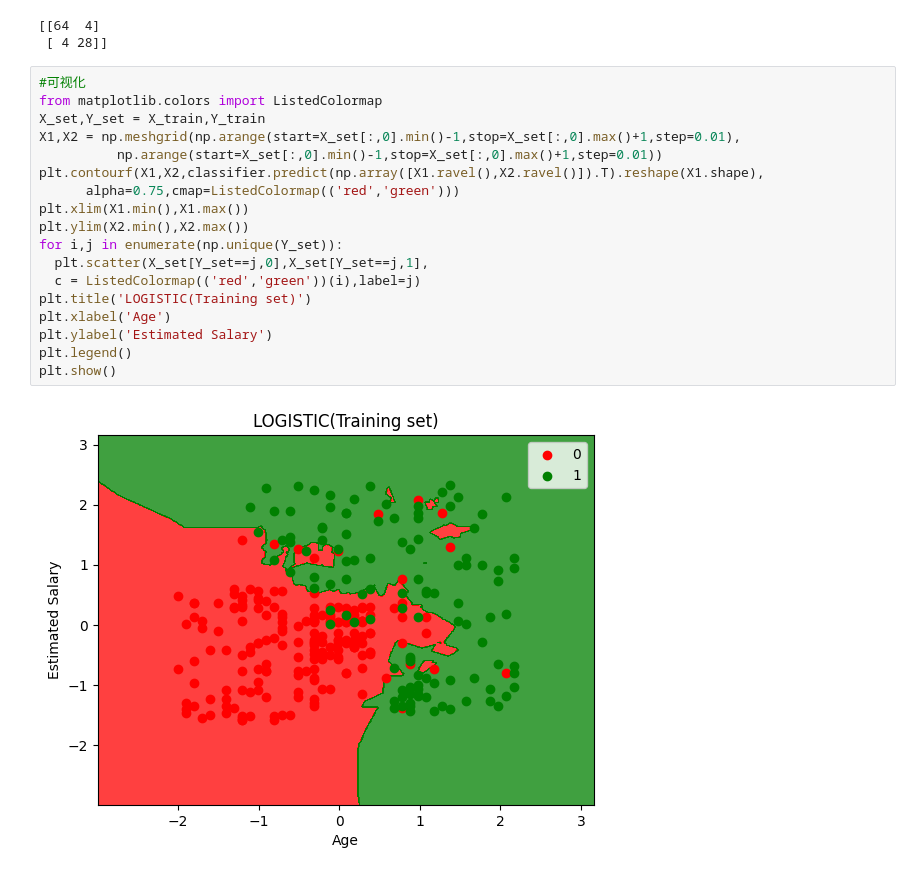
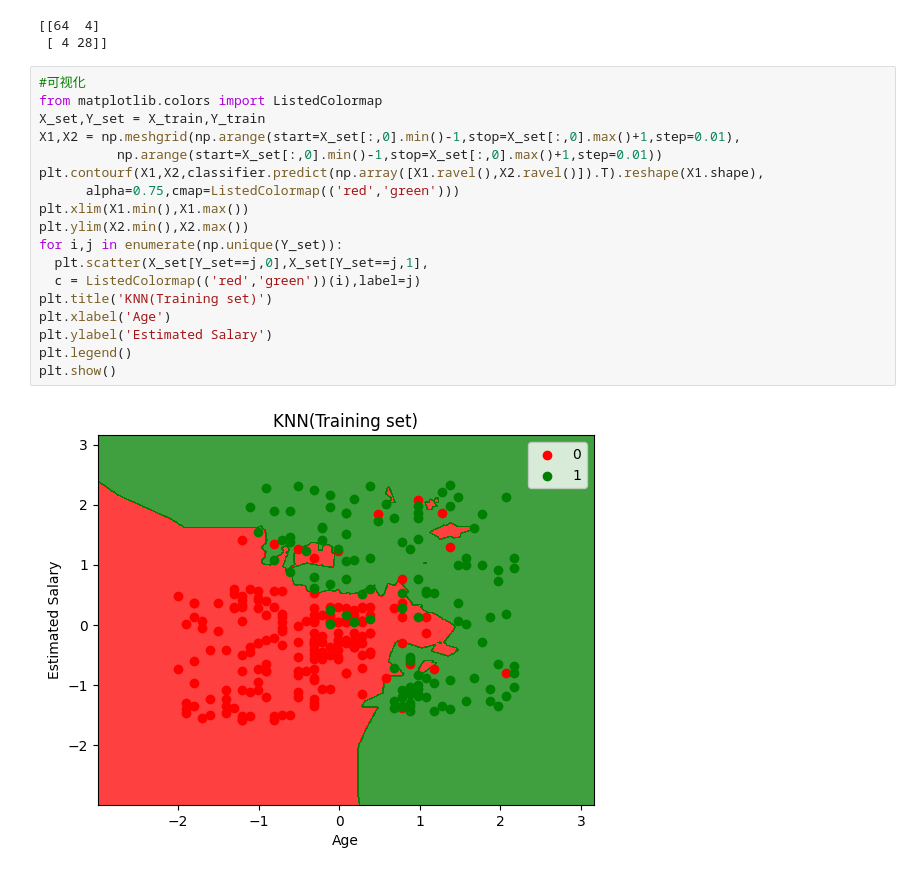
Before and after one commit to qiao-hao-git/ML_Code, a Jupyter notebook: KNN.ipynb, the cells around one changed output. Saved outputs shown, nothing was run; the diff lists cells and outputs as text.

```diff
--- a/KNN.ipynb
+++ b/KNN.ipynb
@@ -108,23 +108,23 @@ print(cm)
 # %%
 #可视化
 from matplotlib.colors import ListedColormap
 X_set,Y_set = X_train,Y_train
 X1,X2 = np.meshgrid(np.arange(start=X_set[:,0].min()-1,stop=X_set[:,0].max()+1,step=0.01),
           np.arange(start=X_set[:,0].min()-1,stop=X_set[:,0].max()+1,step=0.01))
 plt.contourf(X1,X2,classifier.predict(np.array([X1.ravel(),X2.ravel()]).T).reshape(X1.shape),
       alpha=0.75,cmap=ListedColormap(('red','green')))
 plt.xlim(X1.min(),X1.max())
 plt.ylim(X2.min(),X2.max())
 for i,j in enumerate(np.unique(Y_set)):
   plt.scatter(X_set[Y_set==j,0],X_set[Y_set==j,1],
   c = ListedColormap(('red','green'))(i),label=j)
-plt.title('LOGISTIC(Training set)')
+plt.title('KNN(Training set)')
 plt.xlabel('Age')
 plt.ylabel('Estimated Salary')
 plt.legend()
 plt.show()
 # %% [output]
-[figure, old version]
+[figure, new version]
 # %%
 from matplotlib.colors import ListedColormap
 X_set,Y_set = X_test,Y_test
```
Also changed, not shown: parts of 1 cell of this notebook.
